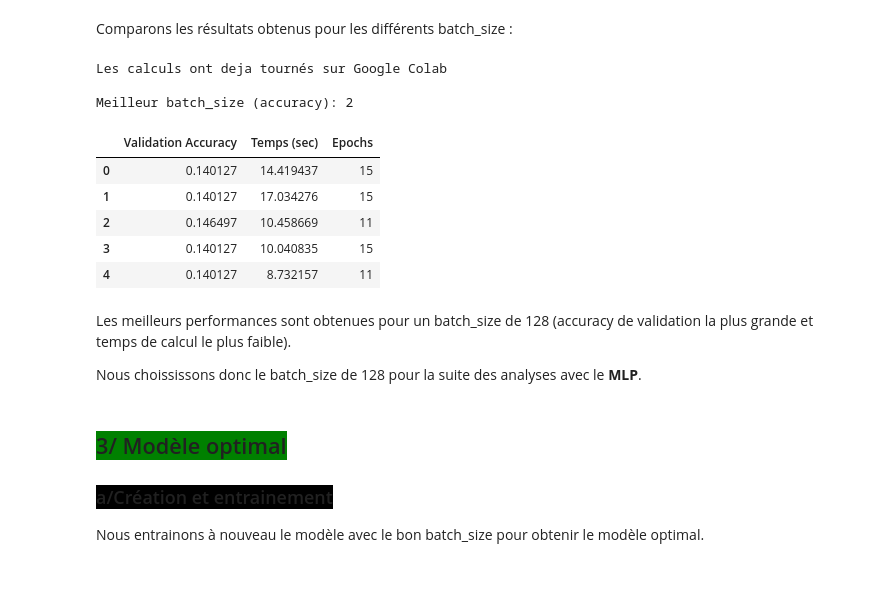
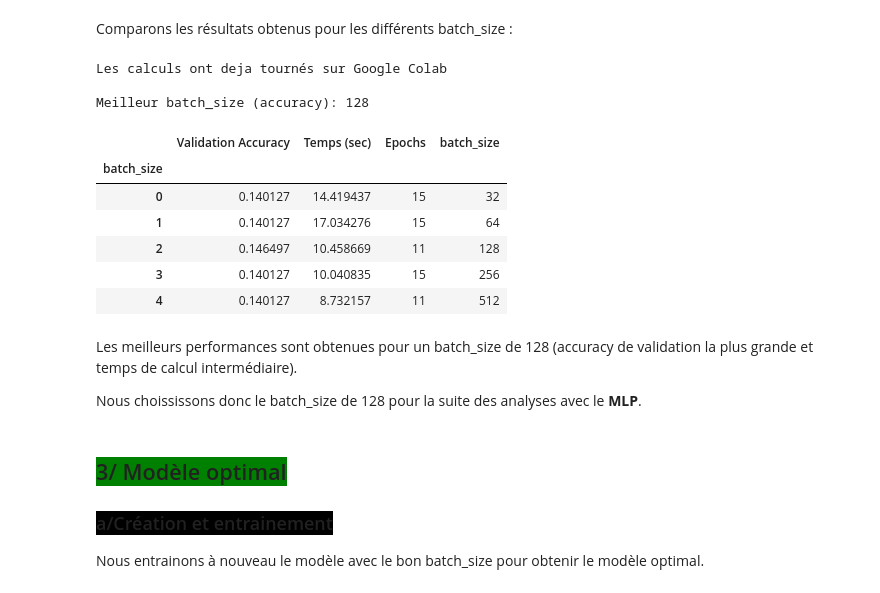
Before and after one commit to pierrickBERTHE/PB6-Classification_automatique_de_produits, a Jupyter notebook: berthe_pierrick_3_notebook_classification_122023.ipynb, the cells around one changed output. Saved outputs shown, nothing was run; the diff lists cells and outputs as text; code cells hidden in the pictures.

Commit message:
Commit 05/02 : Notebook classification prêt à tourner sur GC pour DA

```diff
--- a/berthe_pierrick_3_notebook_classification_122023.ipynb
+++ b/berthe_pierrick_3_notebook_classification_122023.ipynb
@@ -1248,44 +1254,49 @@ if is_modele_mlp_calculed:
 
 # SINON il n'existe pas et il faut faire les calculs
 else:
 
     # Créer un DataFrame à partir de l'historique
     resultat_mlp = pd.DataFrame(
         {k: v['val_accuracy'][-1] for k, v in history_dict.items()},
         index=[0]
         )
 
     # Transposer le DataFrame (batch_sizes en index)
     resultat_mlp = resultat_mlp.transpose()
 
     # Renommer la colonne
     resultat_mlp.columns = ['Validation Accuracy']
 
     # Ajouter les temps d'entraînement et nombre d'epoch au DataFrame
     resultat_mlp['Temps (sec)'] = pd.Series(time_dict)
     resultat_mlp['Epochs'] = pd.Series(epoch_dict)
 
     # Sauvegarder le DataFrame dans un fichier CSV
-    resultat_mlp.to_csv('resultat_mlp.csv', index=False)
+    resultat_mlp.to_csv('./modele_ML/resultat_mlp.csv', index=False)
+
+# ajouter colonne batch_size
+resultat_mlp['batch_size'] = pd.Series(batch_sizes)
 
 # Afficher le batch_size avec la meilleure accuracy de validation
-batch_meilleur_mlp = resultat_mlp['Validation Accuracy'].idxmax()
+batch_meilleur_mlp = resultat_mlp.loc[
+    resultat_mlp['Validation Accuracy'].idxmax(), 'batch_size']
 print(f"\nMeilleur batch_size (accuracy): {batch_meilleur_mlp}")
 
 # Surligner les meilleures valeurs
 resultat_mlp.style.apply(surligne_meilleur)
 # %% [output]
 Les calculs ont deja tournés sur Google Colab
 
-Meilleur batch_size (accuracy): 2
+Meilleur batch_size (accuracy): 128
-|  | Validation Accuracy | Temps (sec) | Epochs |
-| 0 | 0.140127 | 14.419437 | 15 |
-| 1 | 0.140127 | 17.034276 | 15 |
-| 2 | 0.146497 | 10.458669 | 11 |
-| 3 | 0.140127 | 10.040835 | 15 |
-| 4 | 0.140127 | 8.732157 | 11 |
+|  | Validation Accuracy | Temps (sec) | Epochs | batch_size |
+| batch_size |  |  |  |  |
+| 0 | 0.140127 | 14.419437 | 15 | 32 |
+| 1 | 0.140127 | 17.034276 | 15 | 64 |
+| 2 | 0.146497 | 10.458669 | 11 | 128 |
+| 3 | 0.140127 | 10.040835 | 15 | 256 |
+| 4 | 0.140127 | 8.732157 | 11 | 512 |
 # %% [markdown]
-Les meilleurs performances sont obtenues pour un batch_size de 128 (accuracy de validation la plus grande et temps de calcul le plus faible).
+Les meilleurs performances sont obtenues pour un batch_size de 128 (accuracy de validation la plus grande et temps de calcul intermédiaire).
 
 Nous choississons donc le batch_size de 128 pour la suite des analyses avec le **MLP**.
 # %% [markdown]
```
Also changed, not shown: parts of 60 cells of this notebook.
